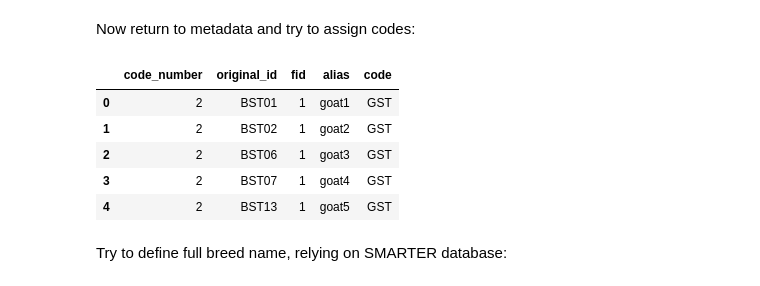
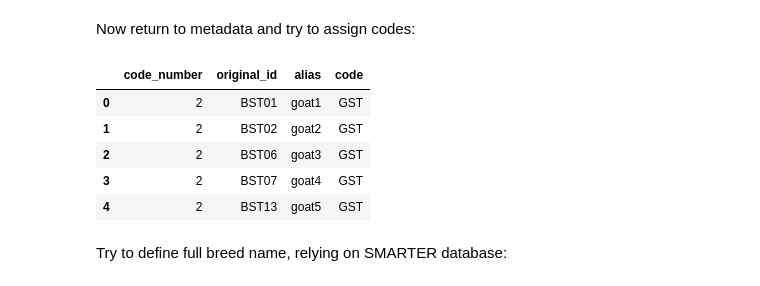
Before and after one commit to cnr-ibba/SMARTER-database, a Jupyter notebook: notebooks/exploratory/0.23.0-bunop-burren_goats.ipynb, the cells around one changed output. Cells and saved outputs as stored; diff of their text form; code cells hidden in the pictures.

```diff
--- a/notebooks/exploratory/0.23.0-bunop-burren_goats.ipynb
+++ b/notebooks/exploratory/0.23.0-bunop-burren_goats.ipynb
@@ -145,6 +148,6 @@ metadata.head()
 # %% [markdown]
 Ok get rid of the columns I don't need:
 # %%
-metadata.drop([2, 3, 4, 5, 6, 9, 10, 11, 12, 13, 14], axis=1, inplace=True)
+metadata.drop([2, 3, 4, 5, 6, 7, 9, 10, 11, 12, 13, 14], axis=1, inplace=True)
 metadata.head()
 # %% [output]
@@ -195,17 +198,17 @@ idx2code
 # %% [markdown]
 Now return to metadata and try to assign codes:
 # %%
-samples = metadata[[0, 1, 7, 8]].copy()
+samples = metadata[[0, 1, 8]].copy()
 samples["Code"] = samples[0].apply(lambda x: idx2code[x])
-samples.columns = ["code_number", "original_id", "fid", "alias", "code"]
+samples.columns = ["code_number", "original_id", "alias", "code"]
 samples.head()
 # %% [output]
-|  | code_number | original_id | fid | alias | code |
-| 0 | 2 | BST01 | 1 | goat1 | GST |
-| 1 | 2 | BST02 | 1 | goat2 | GST |
-| 2 | 2 | BST06 | 1 | goat3 | GST |
-| 3 | 2 | BST07 | 1 | goat4 | GST |
-| 4 | 2 | BST13 | 1 | goat5 | GST |
+|  | code_number | original_id | alias | code |
+| 0 | 2 | BST01 | goat1 | GST |
+| 1 | 2 | BST02 | goat2 | GST |
+| 2 | 2 | BST06 | goat3 | GST |
+| 3 | 2 | BST07 | goat4 | GST |
+| 4 | 2 | BST13 | goat5 | GST |
 # %% [markdown]
 Try to define full breed name, relying on SMARTER database:
 # %%
```
Also changed, not shown: parts of 16 cells of this notebook, 3 other files.
